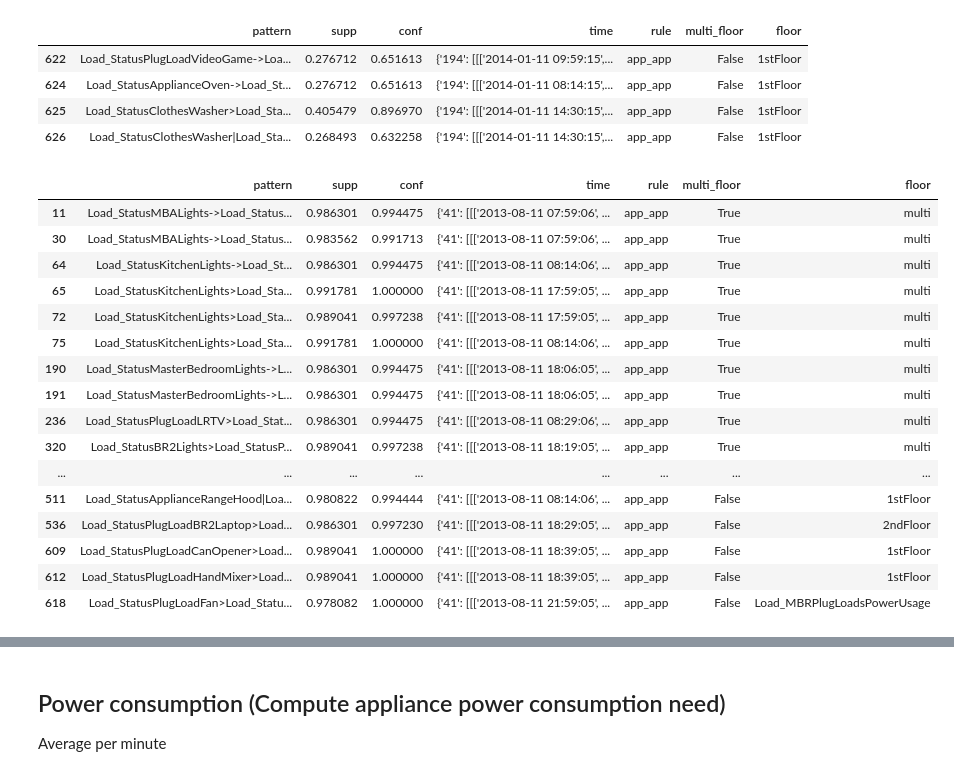
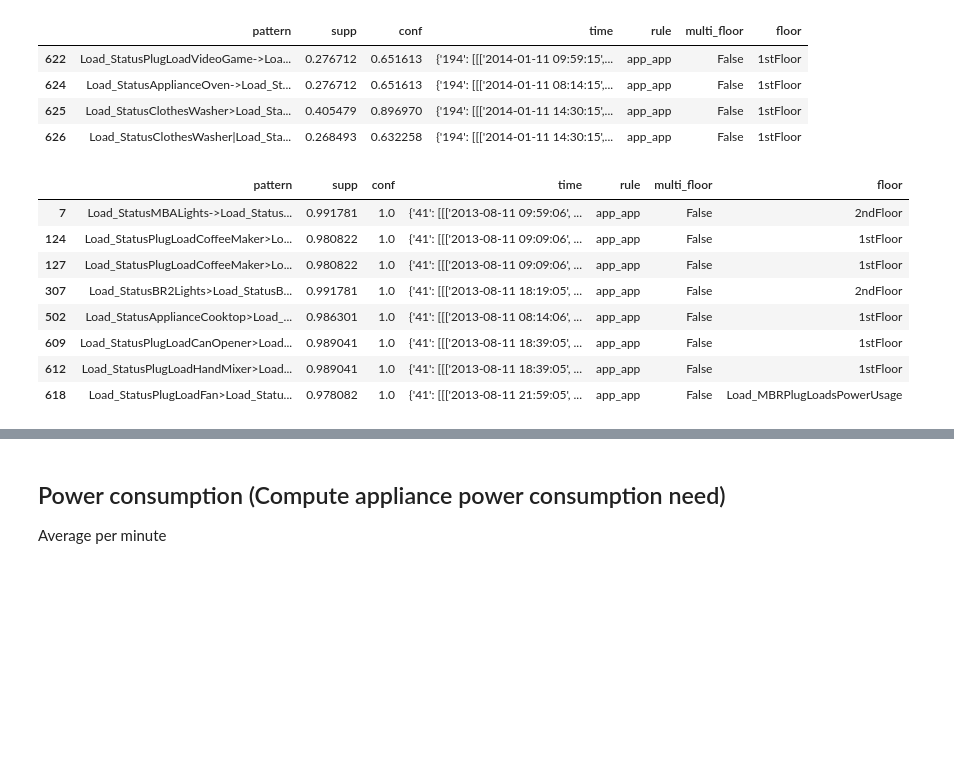
Before and after one commit to christiannielsen98/Datavidenskab-P6, a Jupyter notebook: Project/_07OptimiseConsumption/Optimisation_of_rules.ipynb, the cells around one changed output, grey strips where cells are left out. Drawn from its saved outputs; the diff is of its cells as text; code cells hidden in the pictures; blank space fills up the shorter version.

```diff
--- a/Project/_07OptimiseConsumption/Optimisation_of_rules.ipynb
+++ b/Project/_07OptimiseConsumption/Optimisation_of_rules.ipynb
@@ -300,23 +289,14 @@ appended_data.loc[lambda self: (self['pattern'].str.contains('ClothesWasher'))]
 | 625 | Load_StatusClothesWasher>Load_Sta... | 0.405479 | 0.896970 | {'194': [[['2014-01-11 14:30:15',... | app_app | False | 1stFloor |
 | 626 | Load_StatusClothesWasher|Load_Sta... | 0.268493 | 0.632258 | {'194': [[['2014-01-11 14:30:15',... | app_app | False | 1stFloor |
 # %%
-x=appended_data.loc[lambda self: (self['conf'] > 0.99)]
-x
+appended_data.loc[lambda self: (self['conf'] == 1) & (self['multi_floor'] ==False)]
 # %% [output]
 |  | pattern | supp | conf | time | rule | multi_floor | floor |
-| 11 | Load_StatusMBALights->Load_Status... | 0.986301 | 0.994475 | {'41': [[['2013-08-11 07:59:06', ... | app_app | True | multi |
-| 30 | Load_StatusMBALights->Load_Status... | 0.983562 | 0.991713 | {'41': [[['2013-08-11 07:59:06', ... | app_app | True | multi |
-| 64 | Load_StatusKitchenLights->Load_St... | 0.986301 | 0.994475 | {'41': [[['2013-08-11 08:14:06', ... | app_app | True | multi |
-| 65 | Load_StatusKitchenLights>Load_Sta... | 0.991781 | 1.000000 | {'41': [[['2013-08-11 17:59:05', ... | app_app | True | multi |
-| 72 | Load_StatusKitchenLights>Load_Sta... | 0.989041 | 0.997238 | {'41': [[['2013-08-11 17:59:05', ... | app_app | True | multi |
-| 75 | Load_StatusKitchenLights>Load_Sta... | 0.991781 | 1.000000 | {'41': [[['2013-08-11 08:14:06', ... | app_app | True | multi |
-| 190 | Load_StatusMasterBedroomLights->L... | 0.986301 | 0.994475 | {'41': [[['2013-08-11 18:06:05', ... | app_app | True | multi |
-| 191 | Load_StatusMasterBedroomLights->L... | 0.986301 | 0.994475 | {'41': [[['2013-08-11 18:06:05', ... | app_app | True | multi |
-| 236 | Load_StatusPlugLoadLRTV>Load_Stat... | 0.986301 | 0.994475 | {'41': [[['2013-08-11 08:29:06', ... | app_app | True | multi |
-| 320 | Load_StatusBR2Lights>Load_StatusP... | 0.989041 | 0.997238 | {'41': [[['2013-08-11 18:19:05', ... | app_app | True | multi |
-| ... | ... | ... | ... | ... | ... | ... | ... |
-| 511 | Load_StatusApplianceRangeHood|Loa... | 0.980822 | 0.994444 | {'41': [[['2013-08-11 08:14:06', ... | app_app | False | 1stFloor |
-| 536 | Load_StatusPlugLoadBR2Laptop>Load... | 0.986301 | 0.997230 | {'41': [[['2013-08-11 18:29:05', ... | app_app | False | 2ndFloor |
-| 609 | Load_StatusPlugLoadCanOpener>Load... | 0.989041 | 1.000000 | {'41': [[['2013-08-11 18:39:05', ... | app_app | False | 1stFloor |
-| 612 | Load_StatusPlugLoadHandMixer>Load... | 0.989041 | 1.000000 | {'41': [[['2013-08-11 18:39:05', ... | app_app | False | 1stFloor |
-| 618 | Load_StatusPlugLoadFan>Load_Statu... | 0.978082 | 1.000000 | {'41': [[['2013-08-11 21:59:05', ... | app_app | False | Load_MBRPlugLoadsPowerUsage |
+| 7 | Load_StatusMBALights->Load_Status... | 0.991781 | 1.0 | {'41': [[['2013-08-11 09:59:06', ... | app_app | False | 2ndFloor |
+| 124 | Load_StatusPlugLoadCoffeeMaker>Lo... | 0.980822 | 1.0 | {'41': [[['2013-08-11 09:09:06', ... | app_app | False | 1stFloor |
+| 127 | Load_StatusPlugLoadCoffeeMaker>Lo... | 0.980822 | 1.0 | {'41': [[['2013-08-11 09:09:06', ... | app_app | False | 1stFloor |
+| 307 | Load_StatusBR2Lights>Load_StatusB... | 0.991781 | 1.0 | {'41': [[['2013-08-11 18:19:05', ... | app_app | False | 2ndFloor |
+| 502 | Load_StatusApplianceCooktop>Load_... | 0.986301 | 1.0 | {'41': [[['2013-08-11 08:14:06', ... | app_app | False | 1stFloor |
+| 609 | Load_StatusPlugLoadCanOpener>Load... | 0.989041 | 1.0 | {'41': [[['2013-08-11 18:39:05', ... | app_app | False | 1stFloor |
+| 612 | Load_StatusPlugLoadHandMixer>Load... | 0.989041 | 1.0 | {'41': [[['2013-08-11 18:39:05', ... | app_app | False | 1stFloor |
+| 618 | Load_StatusPlugLoadFan>Load_Statu... | 0.978082 | 1.0 | {'41': [[['2013-08-11 21:59:05', ... | app_app | False | Load_MBRPlugLoadsPowerUsage |
```
Also changed, not shown: parts of 10 cells of this notebook, 2 other files.
